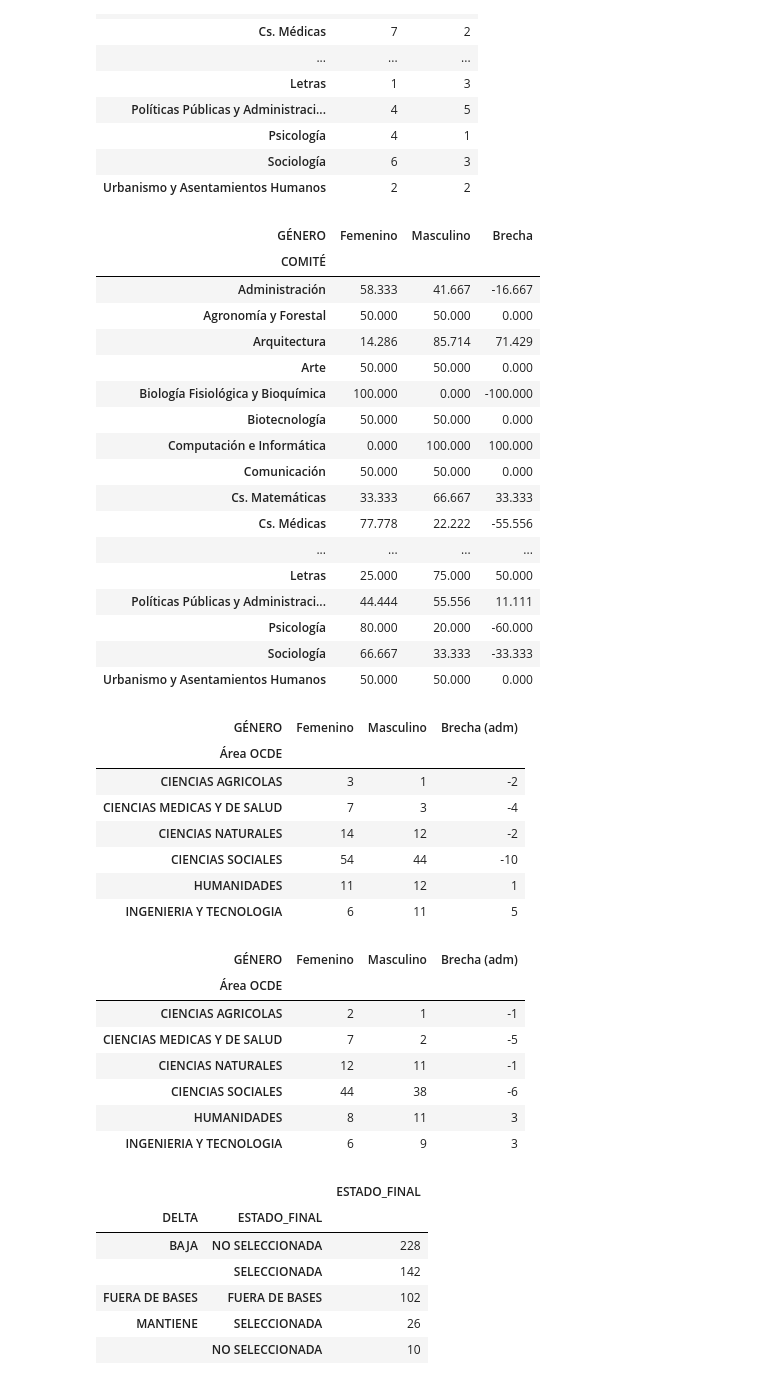
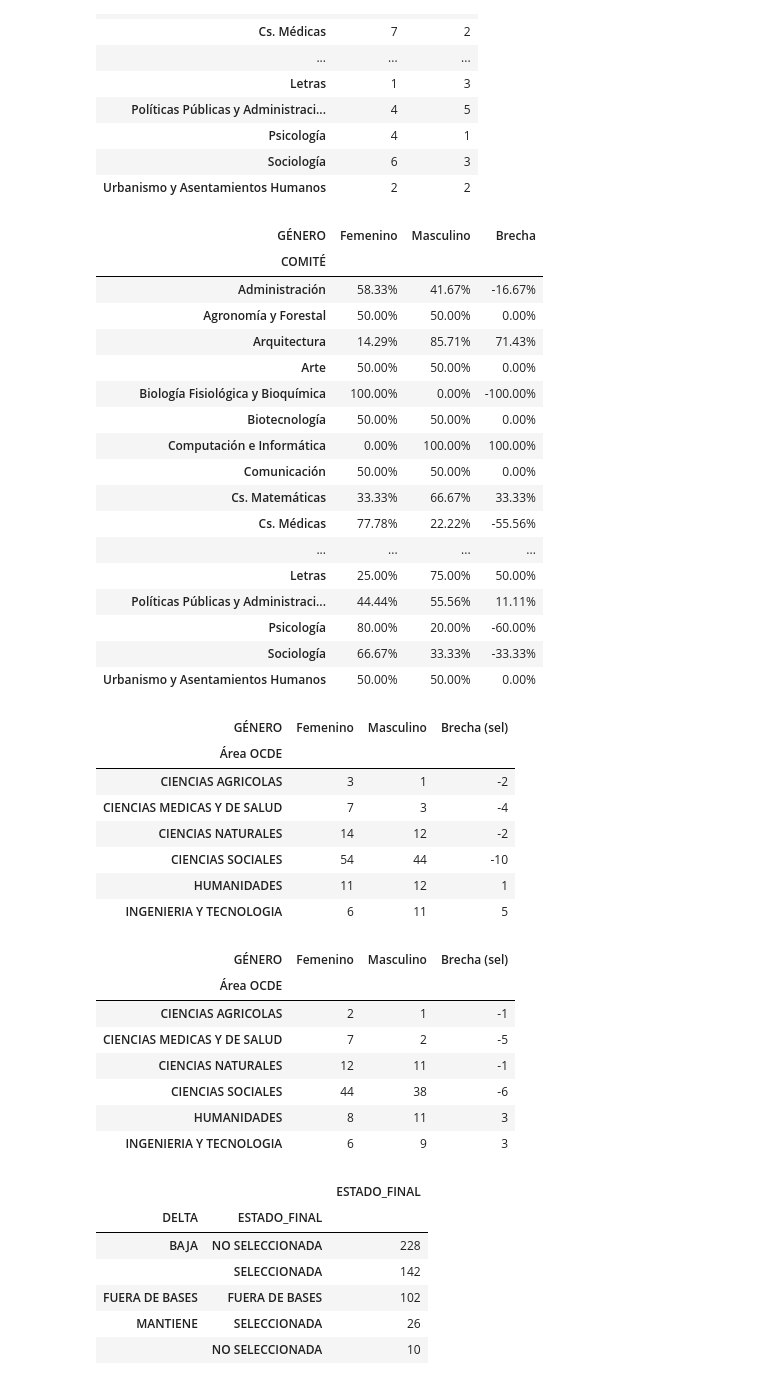
Before and after one commit to alvafox/Simulaciones-para-Becas-Chile, a Jupyter notebook: Magíster_BCH_2022.ipynb, the cells around one changed output. Saved outputs shown, nothing was run; the diff lists cells and outputs as text; code cells hidden in the pictures.

```diff
--- a/Magíster_BCH_2022.ipynb
+++ b/Magíster_BCH_2022.ipynb
@@ -44,6 +44,3 @@ SUBCRITERIO 3.1	503.0	4.363	1.256	0.000	4.475	5.000	5.000	5.0
 # %%
 import pandas as pd
 import matplotlib.pyplot as plt
-# %%
-pd.set_option('max_rows', 200)
-pd.set_option('precision', 3)
@@ -50,5 +52,8 @@ pd.set_option('precision', 3)
+# %%
+pd.set_option('display.precision', 3)
+pd.set_option('display.max_rows', 200)
 # %%
-df_mag = pd.read_csv("/content/MAG BCH 2022.csv", sep=";",encoding="latin-1", decimal=",")
+df_mag = pd.read_csv("/content/drive/MyDrive/MAG BCH 2022.csv", sep=";",encoding="latin-1", decimal=",", thousands=".")
 # %%
 df_mag.info()
 # %% [output]
@@ -495,36 +520,38 @@ df_mag[df_mag['ESTADO_FINAL_NP'] == 'SELECCIONADA'].groupby(['COMITÉ', 'GÉNERO
 # %%
 brecha_np = df_mag[df_mag['ESTADO_FINAL_NP'] == 'SELECCIONADA'].groupby(['COMITÉ'])['GÉNERO'].value_counts("%").sort_values().unstack(1).fillna(0)
 
 brecha_np['Brecha'] =  brecha_np['Masculino'] - brecha_np['Femenino']
 
 brecha_np = brecha_np*100
 
-brecha_np.style.background_gradient(cmap= 'YlOrRd', subset=['Brecha'])
+#brecha_np = brecha_np.applymap('{:,.3f}'.format)
+
+brecha_np.style.background_gradient(cmap= 'YlOrRd', subset=['Brecha']).format("{:.2f}%")
 # %% [output]
 | GÉNERO | Femenino | Masculino | Brecha |
 | COMITÉ |  |  |  |
-| Administración | 58.333 | 41.667 | -16.667 |
-| Agronomía y Forestal | 50.000 | 50.000 | 0.000 |
-| Arquitectura | 14.286 | 85.714 | 71.429 |
-| Arte | 50.000 | 50.000 | 0.000 |
-| Biología Fisiológica y Bioquímica | 100.000 | 0.000 | -100.000 |
-| Biotecnología | 50.000 | 50.000 | 0.000 |
-| Computación e Informática | 0.000 | 100.000 | 100.000 |
-| Comunicación | 50.000 | 50.000 | 0.000 |
-| Cs. Matemáticas | 33.333 | 66.667 | 33.333 |
-| Cs. Médicas | 77.778 | 22.222 | -55.556 |
+| Administración | 58.33% | 41.67% | -16.67% |
+| Agronomía y Forestal | 50.00% | 50.00% | 0.00% |
+| Arquitectura | 14.29% | 85.71% | 71.43% |
+| Arte | 50.00% | 50.00% | 0.00% |
+| Biología Fisiológica y Bioquímica | 100.00% | 0.00% | -100.00% |
+| Biotecnología | 50.00% | 50.00% | 0.00% |
+| Computación e Informática | 0.00% | 100.00% | 100.00% |
+| Comunicación | 50.00% | 50.00% | 0.00% |
+| Cs. Matemáticas | 33.33% | 66.67% | 33.33% |
+| Cs. Médicas | 77.78% | 22.22% | -55.56% |
 | ... | ... | ... | ... |
-| Letras | 25.000 | 75.000 | 50.000 |
-| Políticas Públicas y Administraci... | 44.444 | 55.556 | 11.111 |
-| Psicología | 80.000 | 20.000 | -60.000 |
-| Sociología | 66.667 | 33.333 | -33.333 |
-| Urbanismo y Asentamientos Humanos | 50.000 | 50.000 | 0.000 |
+| Letras | 25.00% | 75.00% | 50.00% |
+| Políticas Públicas y Administraci... | 44.44% | 55.56% | 11.11% |
+| Psicología | 80.00% | 20.00% | -60.00% |
+| Sociología | 66.67% | 33.33% | -33.33% |
+| Urbanismo y Asentamientos Humanos | 50.00% | 50.00% | 0.00% |
 # %%
 OCDE = df_mag[df_mag['ESTADO_FINAL'] == 'SELECCIONADA'].groupby(['Área OCDE',])['GÉNERO'].value_counts().unstack(1).fillna(0).astype(int)
-OCDE['Brecha (adm)'] = OCDE['Masculino'] - OCDE['Femenino']
-OCDE.style.background_gradient(cmap= 'YlOrRd', subset=['Brecha (adm)'])
+OCDE['Brecha (sel)'] = OCDE['Masculino'] - OCDE['Femenino']
+OCDE.style.background_gradient(cmap= 'YlOrRd', subset=['Brecha (sel)'])
 # %% [output]
-| GÉNERO | Femenino | Masculino | Brecha (adm) |
+| GÉNERO | Femenino | Masculino | Brecha (sel) |
 | Área OCDE |  |  |  |
 | CIENCIAS AGRICOLAS | 3 | 1 | -2 |
 | CIENCIAS MEDICAS Y DE SALUD | 7 | 3 | -4 |
@@ -534,10 +561,10 @@ OCDE.style.background_gradient(cmap= 'YlOrRd', subset=['Brecha (adm)'])
 | INGENIERIA Y TECNOLOGIA | 6 | 11 | 5 |
 # %%
 OCDE = df_mag[df_mag['ESTADO_FINAL_NP'] == 'SELECCIONADA'].groupby(['Área OCDE'])['GÉNERO'].value_counts().unstack(1).fillna(0).astype(int)
-OCDE['Brecha (adm)'] = OCDE['Masculino'] - OCDE['Femenino']
-OCDE.style.background_gradient(cmap= 'YlOrRd', subset=['Brecha (adm)'])
+OCDE['Brecha (sel)'] = OCDE['Masculino'] - OCDE['Femenino']
+OCDE.style.background_gradient(cmap= 'YlOrRd', subset=['Brecha (sel)'])
 # %% [output]
-| GÉNERO | Femenino | Masculino | Brecha (adm) |
+| GÉNERO | Femenino | Masculino | Brecha (sel) |
 | Área OCDE |  |  |  |
 | CIENCIAS AGRICOLAS | 2 | 1 | -1 |
 | CIENCIAS MEDICAS Y DE SALUD | 7 | 2 | -5 |
```
Also changed, not shown: parts of 8 cells of this notebook.
